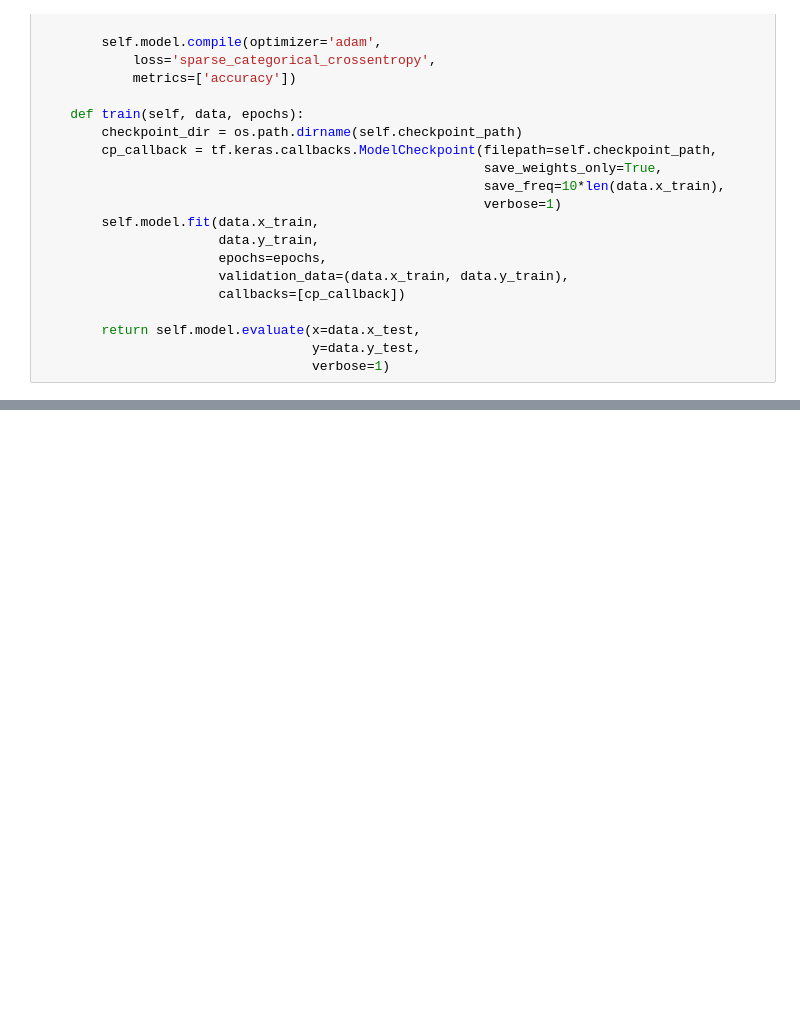
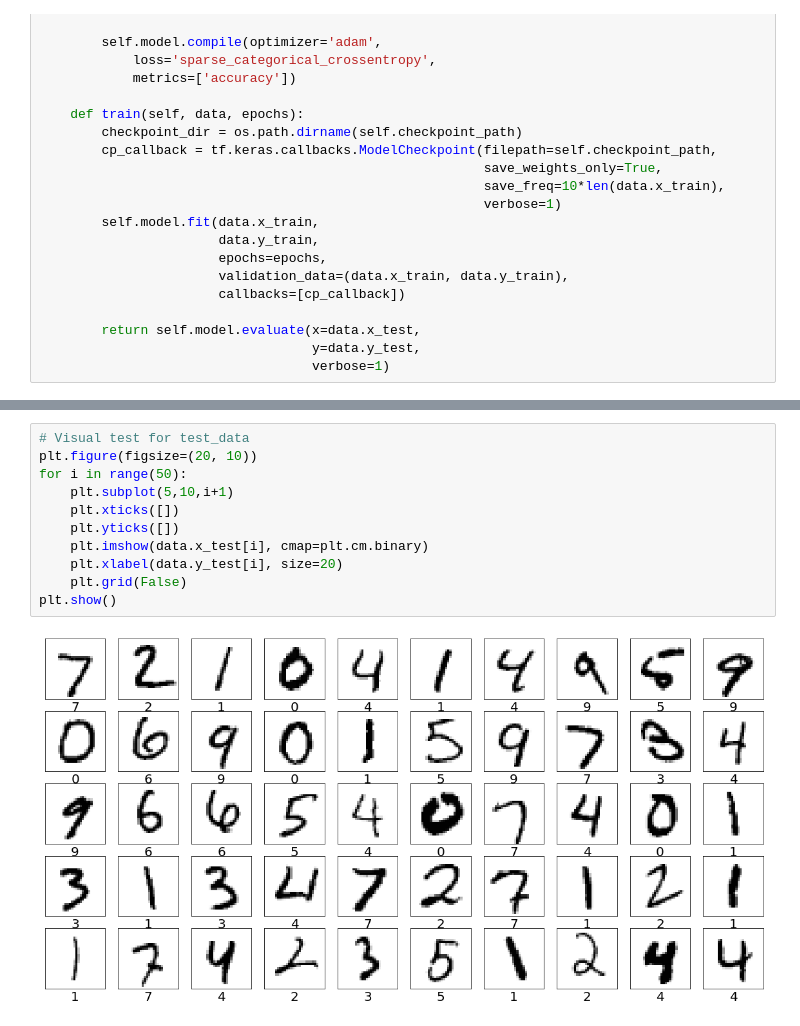
Before and after one commit to dimishpatriot/neural, a Jupyter notebook: mnist_on_gpu.ipynb, the cells around one changed output, grey strips where cells are left out. Cells and saved outputs as stored; diff of their text form; blank space fills up the shorter version.

```diff
--- a/mnist_on_gpu.ipynb
+++ b/mnist_on_gpu.ipynb
@@ -73 +89,14 @@ class Model:
+# %%
+# Visual test for test_data
+plt.figure(figsize=(20, 10))
+for i in range(50):
+    plt.subplot(5,10,i+1)
+    plt.xticks([])
+    plt.yticks([])
+    plt.imshow(data.x_test[i], cmap=plt.cm.binary)
+    plt.xlabel(data.y_test[i], size=20)
+    plt.grid(False)
+plt.show()
+# %% [output]
+[figure, added]
 # %%
```
Also changed, not shown: parts of 4 cells of this notebook.
